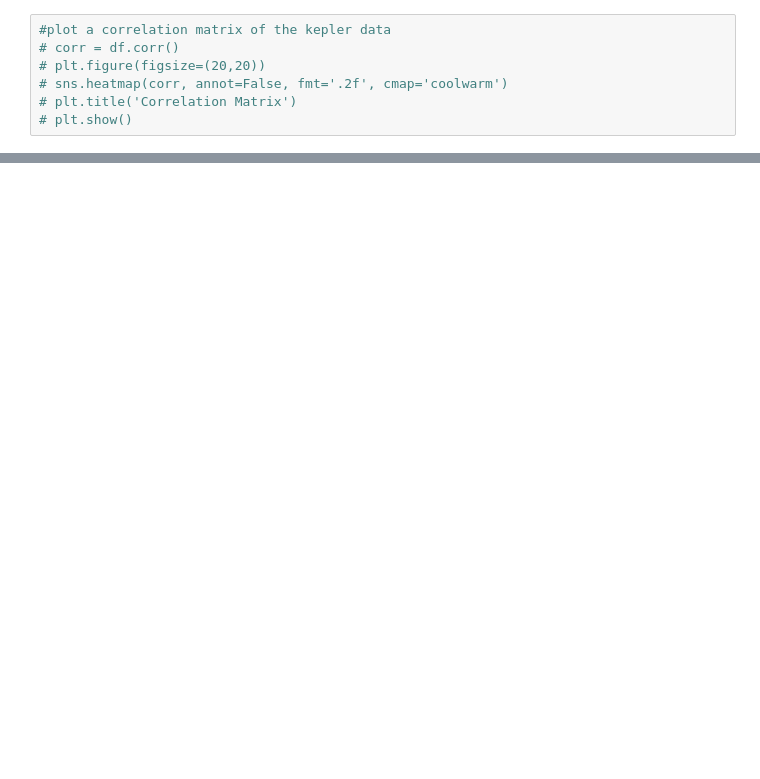
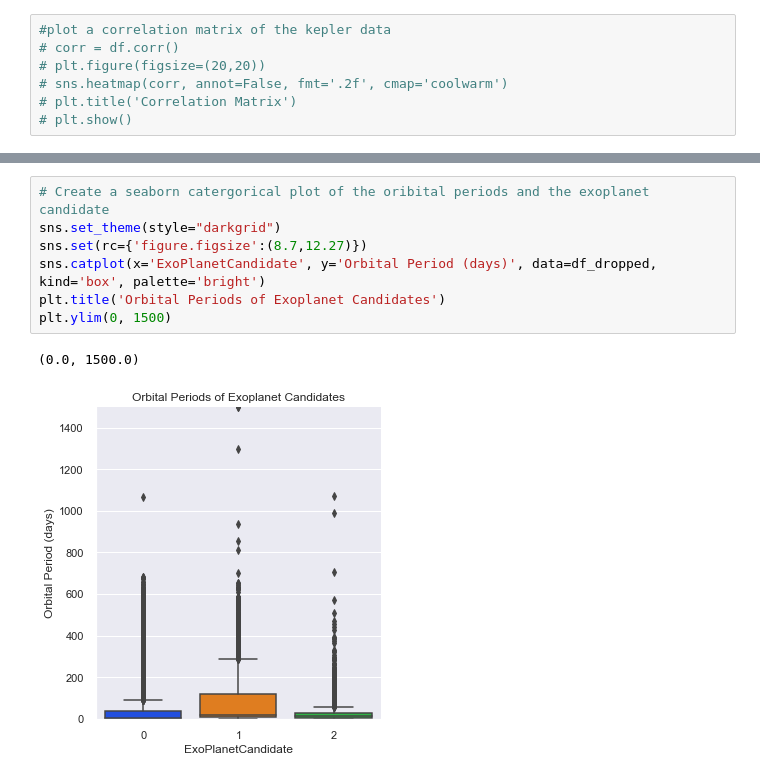
Before and after one commit to cjessop/ExoPlanet, a Jupyter notebook: ExoPlanet.ipynb, the cells around one changed output, grey strips where cells are left out. Cells and saved outputs as stored; diff of their text form; blank space fills up the shorter version.

```diff
--- a/ExoPlanet.ipynb
+++ b/ExoPlanet.ipynb
@@ -241,0 +330,10 @@ plt.legend(['False Flag', 'Candidate', 'Confirmed'], loc='lower right', fontsize
+# %%
+# Create a seaborn catergorical plot of the oribital periods and the exoplanet candidate
+sns.set_theme(style="darkgrid")
+sns.set(rc={'figure.figsize':(8.7,12.27)})
+sns.catplot(x='ExoPlanetCandidate', y='Orbital Period (days)', data=df_dropped, kind='box', palette='bright')
+plt.title('Orbital Periods of Exoplanet Candidates')
+plt.ylim(0, 1500)
+# %% [output]
+(0.0, 1500.0)
+[figure, added]
```
Also changed, not shown: parts of 37 cells of this notebook, 1 other file.
